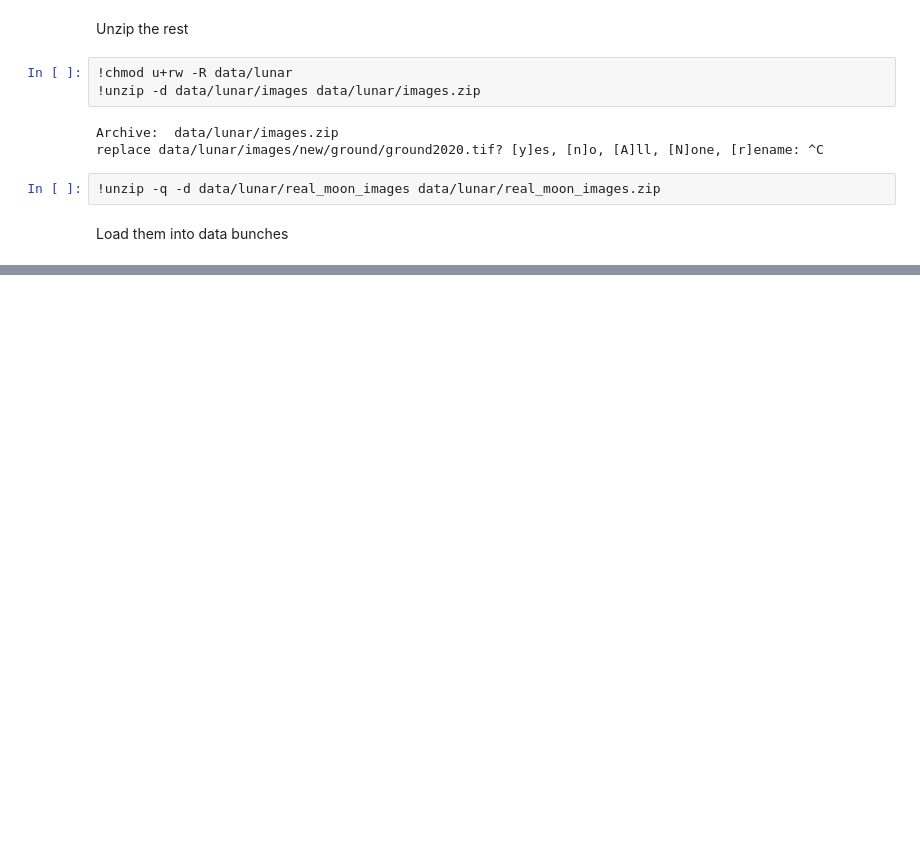
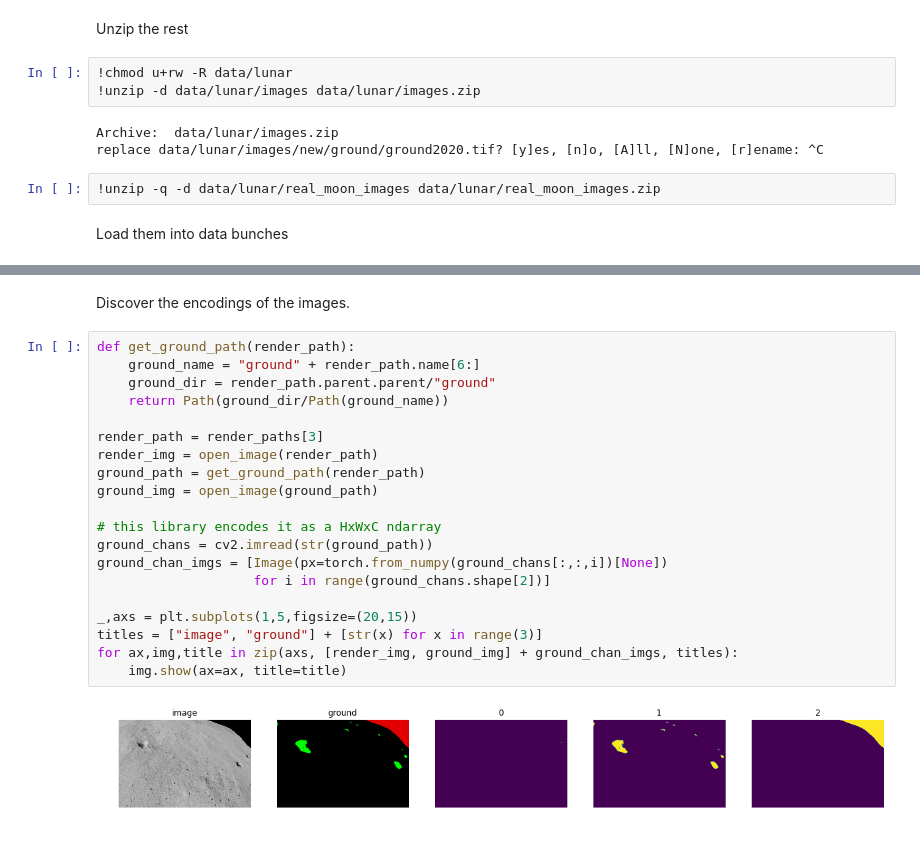
Before and after one commit to nijibabulu/lunar, a Jupyter notebook: lunar.ipynb, the cells around one changed output, grey strips where cells are left out. Saved outputs shown, nothing was run; the diff lists cells and outputs as text; blank space fills up the shorter version.

```diff
--- a/lunar.ipynb
+++ b/lunar.ipynb
@@ -63,0 +52,24 @@ Show in docs
+# %% [markdown]
+Discover the encodings of the images.
+# %%
+def get_ground_path(render_path):
+    ground_name = "ground" + render_path.name[6:]
+    ground_dir = render_path.parent.parent/"ground"
+    return Path(ground_dir/Path(ground_name))
+
+render_path = render_paths[3]
+render_img = open_image(render_path)
+ground_path = get_ground_path(render_path)
+ground_img = open_image(ground_path)
+
+# this library encodes it as a HxWxC ndarray
+ground_chans = cv2.imread(str(ground_path))
+ground_chan_imgs = [Image(px=torch.from_numpy(ground_chans[:,:,i])[None])
+                    for i in range(ground_chans.shape[2])]
+
+_,axs = plt.subplots(1,5,figsize=(20,15))
+titles = ["image", "ground"] + [str(x) for x in range(3)]
+for ax,img,title in zip(axs, [render_img, ground_img] + ground_chan_imgs, titles):
+    img.show(ax=ax, title=title)
+# %% [output]
+[figure, added]
```
Also changed, not shown: parts of 29 cells of this notebook.
